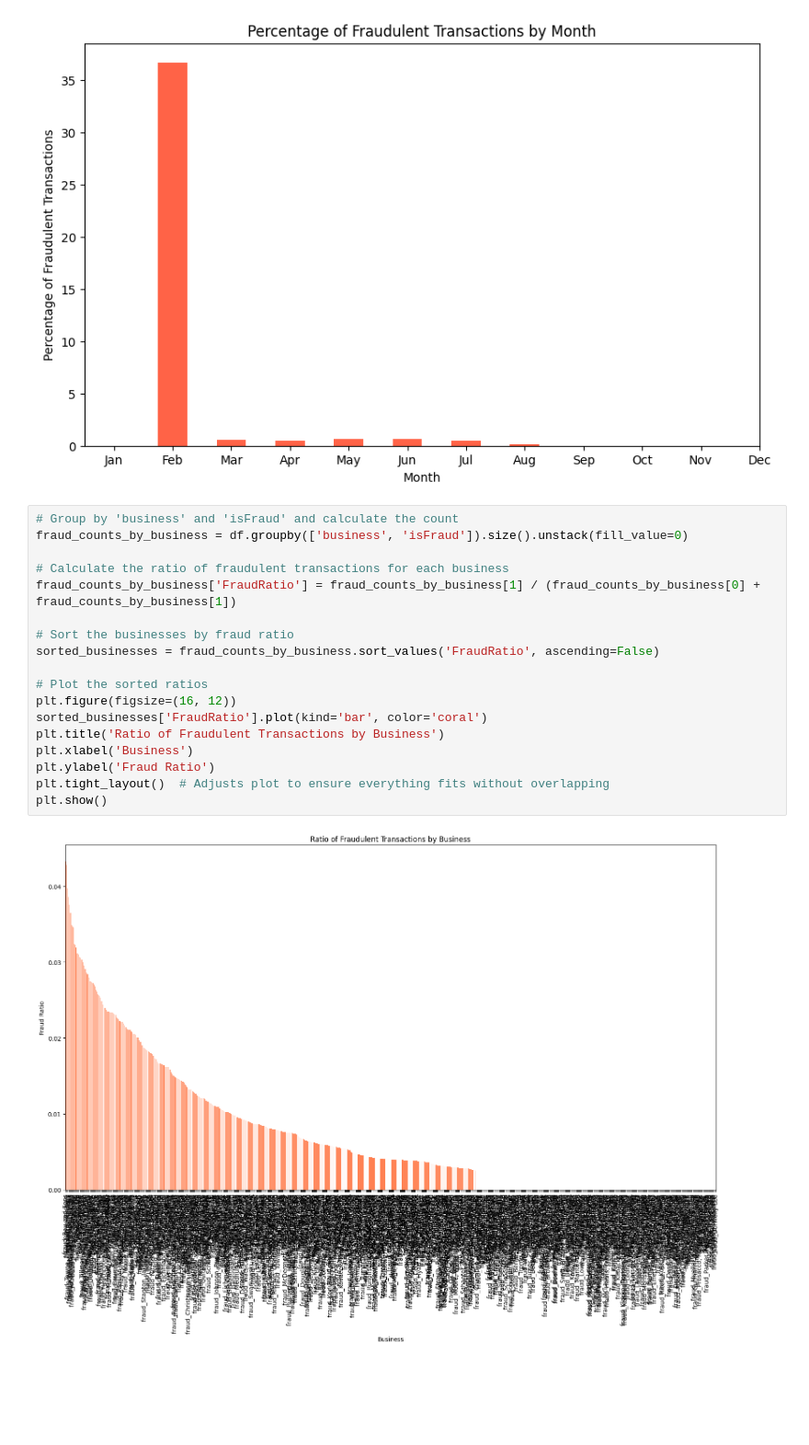
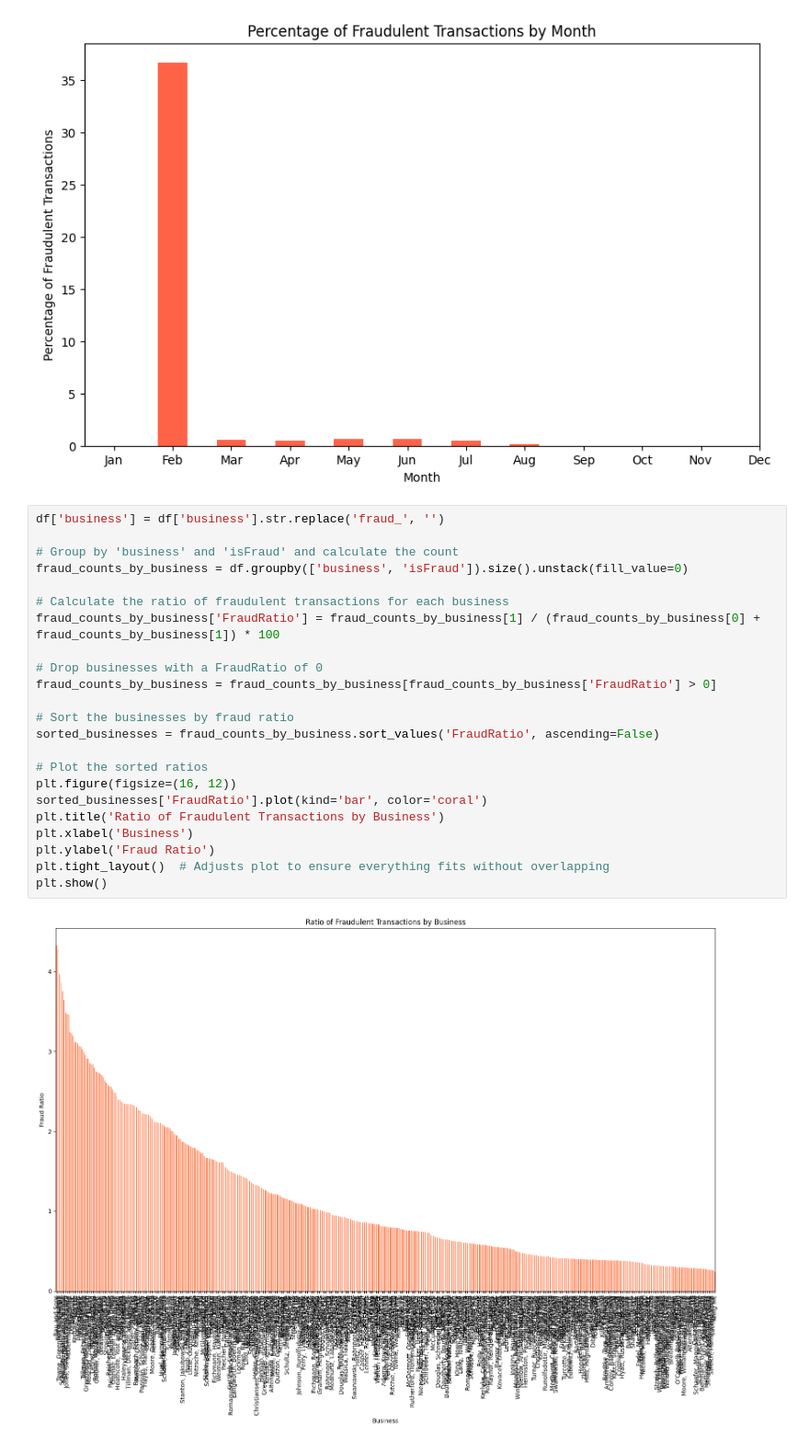
Before and after one commit to ethan-rng/dataquest, a Jupyter notebook: data_viz.ipynb, the cells around one changed output. Shown at 92% size. Saved outputs shown, nothing was run; the diff lists cells and outputs as text; blank space fills up the shorter version.

Commit message:
made some cool graph for categories and businesses

```diff
--- a/data_viz.ipynb
+++ b/data_viz.ipynb
@@ -86,22 +86,27 @@ plt.show()
 # %% [output]
 [figure]
 # %%
+df['business'] = df['business'].str.replace('fraud_', '')
+
 # Group by 'business' and 'isFraud' and calculate the count
 fraud_counts_by_business = df.groupby(['business', 'isFraud']).size().unstack(fill_value=0)
 
 # Calculate the ratio of fraudulent transactions for each business
-fraud_counts_by_business['FraudRatio'] = fraud_counts_by_business[1] / (fraud_counts_by_business[0] + fraud_counts_by_business[1])
+fraud_counts_by_business['FraudRatio'] = fraud_counts_by_business[1] / (fraud_counts_by_business[0] + fraud_counts_by_business[1]) * 100
+
+# Drop businesses with a FraudRatio of 0
+fraud_counts_by_business = fraud_counts_by_business[fraud_counts_by_business['FraudRatio'] > 0]
 
 # Sort the businesses by fraud ratio
 sorted_businesses = fraud_counts_by_business.sort_values('FraudRatio', ascending=False)
 
 # Plot the sorted ratios
 plt.figure(figsize=(16, 12))
 sorted_businesses['FraudRatio'].plot(kind='bar', color='coral')
 plt.title('Ratio of Fraudulent Transactions by Business')
 plt.xlabel('Business')
 plt.ylabel('Fraud Ratio')
 plt.tight_layout()  # Adjusts plot to ensure everything fits without overlapping
 plt.show()
 # %% [output]
-[figure, old version]
+[figure, new version]
```
Also changed, not shown: parts of 5 cells of this notebook.
